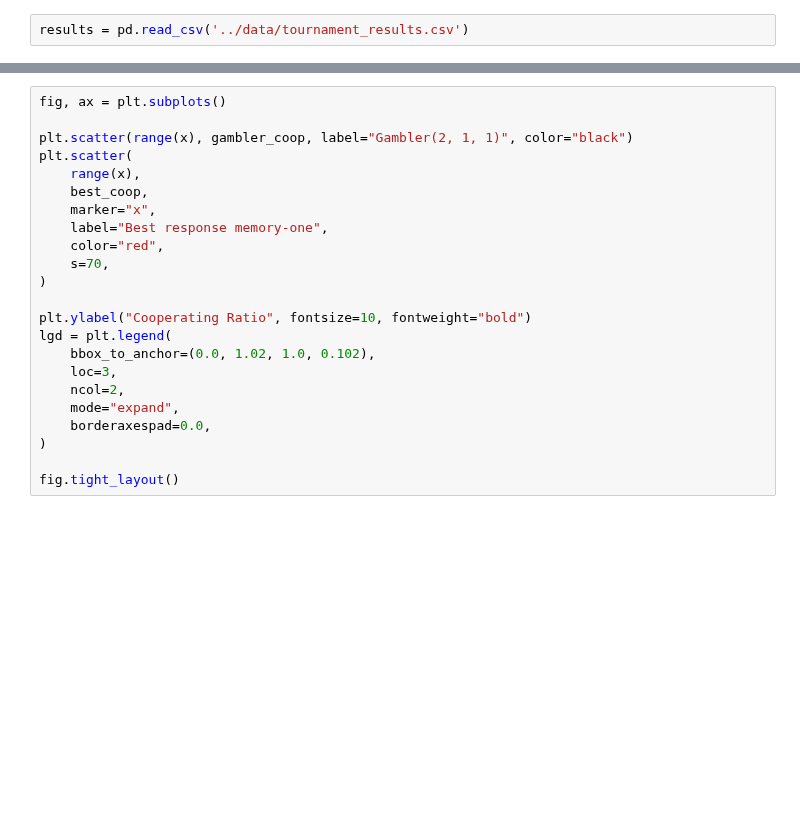
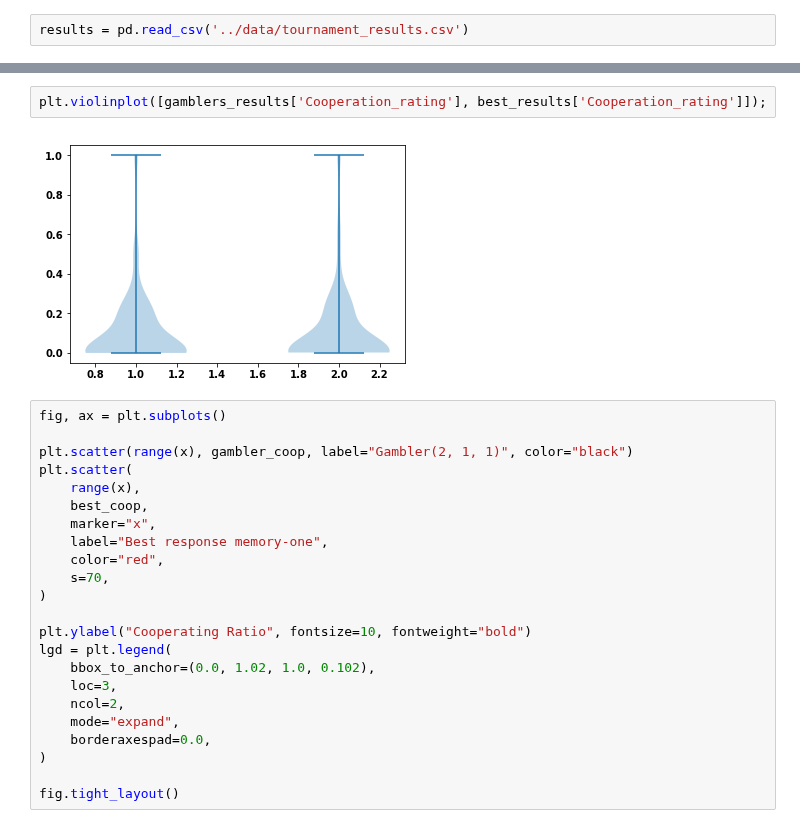
Before and after one commit to Nikoleta-v3/Memory-size-in-the-prisoners-dilemma, a Jupyter notebook: nbs/Analysis of Gambler and best responses.ipynb, the cells around one changed output, grey strips where cells are left out. Cells and saved outputs as stored; diff of their text form; blank space fills up the shorter version.

```diff
--- a/nbs/Analysis of Gambler and best responses.ipynb
+++ b/nbs/Analysis of Gambler and best responses.ipynb
@@ -146,3 +163,7 @@ NameError: name 'gambler_coop' is not defined
+# %%
+plt.violinplot([gamblers_results['Cooperation_rating'], best_results['Cooperation_rating']]);
+# %% [output]
+[figure, added]
 # %%
 fig, ax = plt.subplots()
 
```
Also changed, not shown: parts of 10 cells of this notebook, 7 other files.
